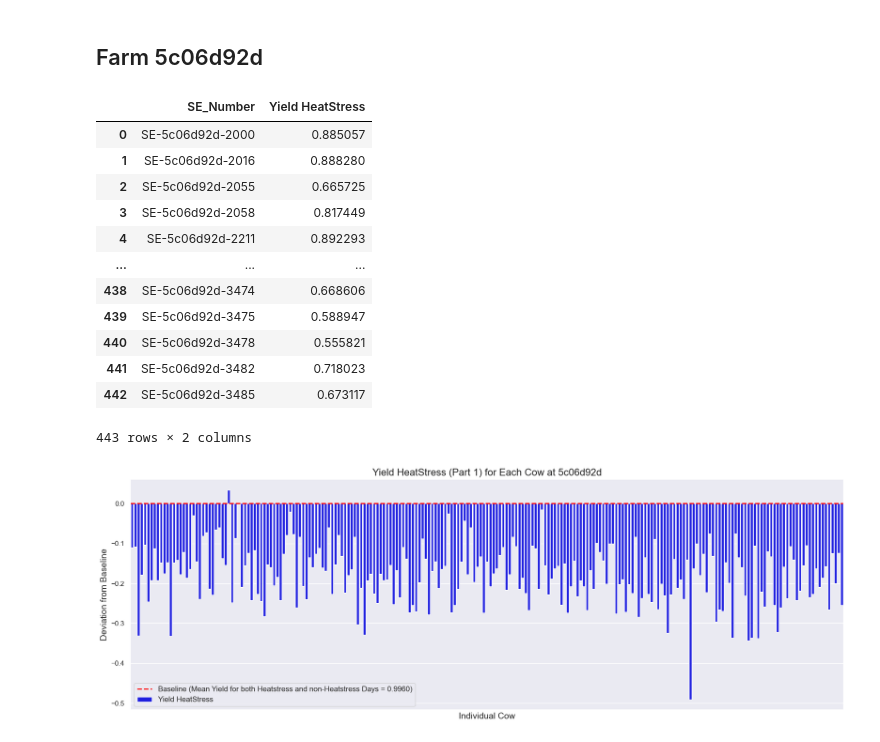
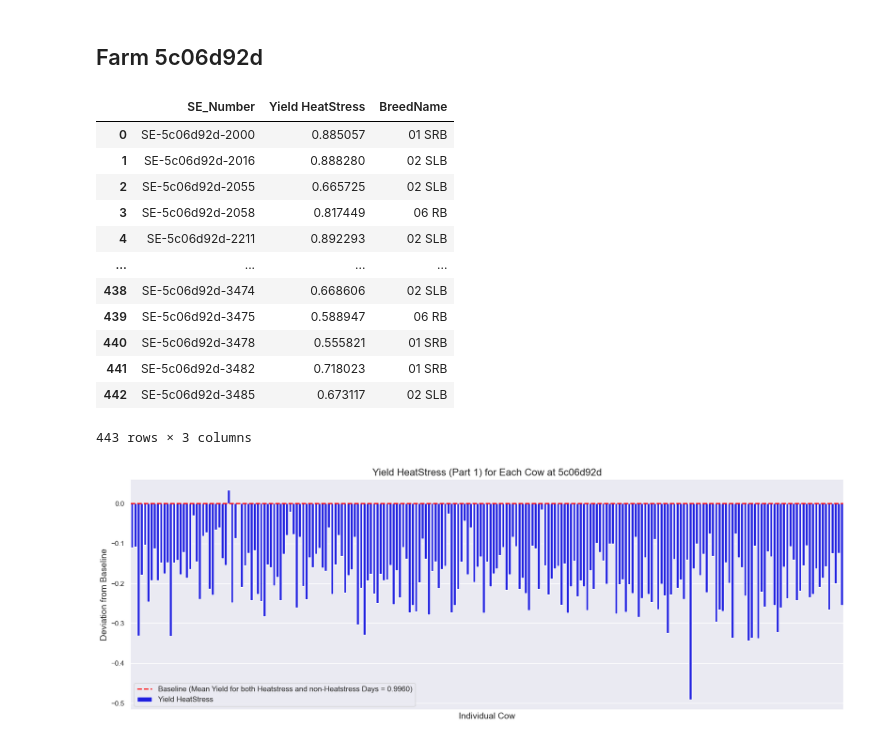
Before and after one commit to jockepolis/HeatStressEvaluationSummer24, a Jupyter notebook: ModelingIndividualsYield/BLR_IndividualYield1.ipynb, the cells around one changed output. Saved outputs shown, nothing was run; the diff lists cells and outputs as text; code cells hidden in the pictures.

```diff
--- a/ModelingIndividualsYield/BLR_IndividualYield1.ipynb
+++ b/ModelingIndividualsYield/BLR_IndividualYield1.ipynb
@@ -22,6 +22,7 @@ dtype_dict = {
     'FarmName_Pseudo': 'str',
     'SE_Number': 'str',
     'Age': 'Int64',
+    'BreedName': 'str',
     'DailyYield': 'float',
     'PreviousDailyYield': 'float',
     'DailyYieldChange': 'float',
@@ -299,46 +332,53 @@ def fit_model_and_calculate_yield_change(data, feature):
             target='NormalizedDailyYield',
             subject_type='cow',
             prior_mean=prior_mean,
             prior_cov=prior_cov,
             beta=beta
         )
         result = model.fit_model()
 
         # Store the model instance for later use
         models.append(model)
 
         # Store the yield change for the cow
         yield_changes[cow] = result['Off-set']['mu']
 
     return yield_changes
 
 # Use only 'MeanTemperature' as the feature
 selected_feature = 'MeanTemperature'
 
 # Fit the model and calculate yield changes for all cows
 yield_changes_heatstress = fit_model_and_calculate_yield_change(data_heatstress, selected_feature)
 
 # Create results DataFrame
 results_df = pd.DataFrame({
     'SE_Number': yield_changes_heatstress.keys(),
     'Yield HeatStress': yield_changes_heatstress.values()
 })
 
+# First, reduce daily_farm_data to unique SE_Number and BreedName pairs
+unique_breed_data = daily_farm_data[['SE_Number', 'BreedName']].drop_duplicates()
+
+# Then, merge with the results_df on SE_Number
+results_df = results_df.merge(unique_breed_data, on='SE_Number', how='left')
+
+# Display the merged DataFrame
 results_df
 # %% [output]
-|  | SE_Number | Yield HeatStress |
-| 0 | SE-5c06d92d-2000 | 0.885057 |
-| 1 | SE-5c06d92d-2016 | 0.888280 |
-| 2 | SE-5c06d92d-2055 | 0.665725 |
-| 3 | SE-5c06d92d-2058 | 0.817449 |
-| 4 | SE-5c06d92d-2211 | 0.892293 |
-| ... | ... | ... |
-| 438 | SE-5c06d92d-3474 | 0.668606 |
-| 439 | SE-5c06d92d-3475 | 0.588947 |
-| 440 | SE-5c06d92d-3478 | 0.555821 |
-| 441 | SE-5c06d92d-3482 | 0.718023 |
-| 442 | SE-5c06d92d-3485 | 0.673117 |
+|  | SE_Number | Yield HeatStress | BreedName |
+| 0 | SE-5c06d92d-2000 | 0.885057 | 01 SRB |
+| 1 | SE-5c06d92d-2016 | 0.888280 | 02 SLB |
+| 2 | SE-5c06d92d-2055 | 0.665725 | 02 SLB |
+| 3 | SE-5c06d92d-2058 | 0.817449 | 06 RB |
+| 4 | SE-5c06d92d-2211 | 0.892293 | 02 SLB |
+| ... | ... | ... | ... |
+| 438 | SE-5c06d92d-3474 | 0.668606 | 02 SLB |
+| 439 | SE-5c06d92d-3475 | 0.588947 | 06 RB |
+| 440 | SE-5c06d92d-3478 | 0.555821 | 01 SRB |
+| 441 | SE-5c06d92d-3482 | 0.718023 | 01 SRB |
+| 442 | SE-5c06d92d-3485 | 0.673117 | 02 SLB |
-443 rows × 2 columns
+443 rows × 3 columns
 # %%
 # Calculate the baseline
 baseline_yield_change = daily_farm_data['NormalizedDailyYield'].mean()
```
Also changed, not shown: parts of 8 cells of this notebook, 3 other files.
